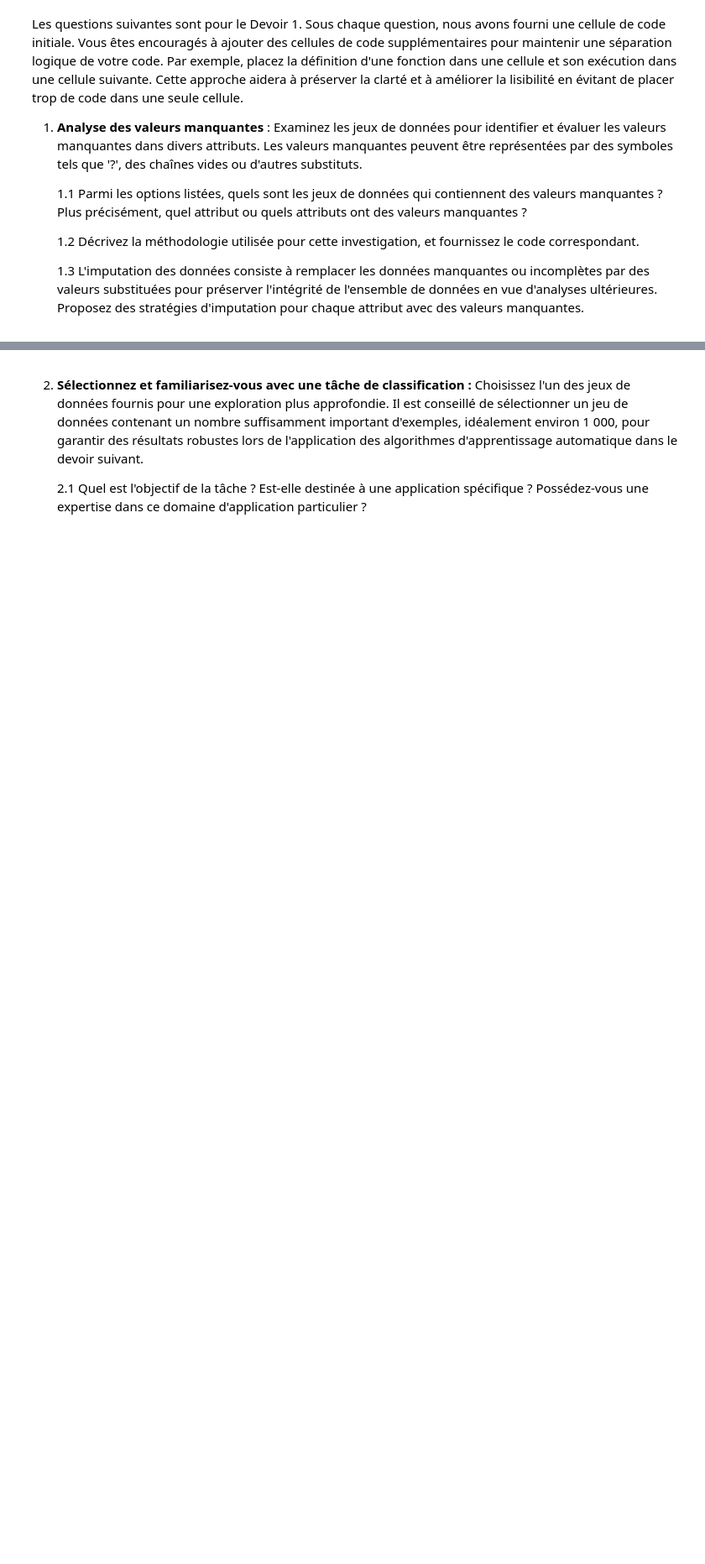
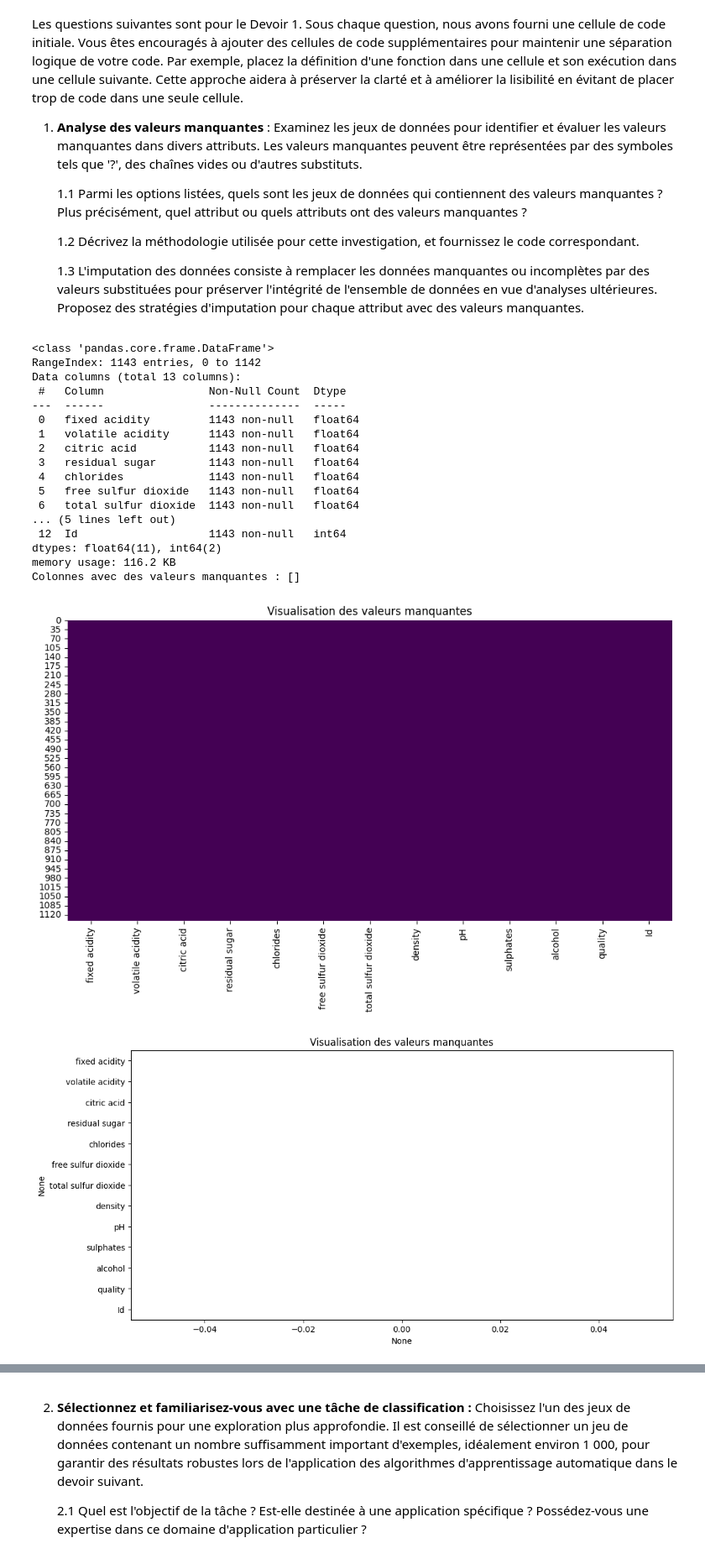
Before and after one commit to Youssef2430/csi4506, a Jupyter notebook: 1.Assignment/CSI4506-D1_300162426.ipynb, the cells around one changed output, grey strips where cells are left out. Shown at 84% size. Cells and saved outputs as stored; diff of their text form; code cells hidden in the pictures; blank space fills up the shorter version.

```diff
--- a/1.Assignment/CSI4506-D1_300162426.ipynb
+++ b/1.Assignment/CSI4506-D1_300162426.ipynb
@@ -33,7 +34,7 @@ Par exemple :
 
 Maintenant, fournissez le lien vers VOTRE ensemble de données et lisez-le :
 # %%
-url = # fournissez le lien vers la version brute de l'ensemble de données. Vous devez fournir un lien vers votre propre dépôt GitHub. NE PAS utiliser le lien fourni en exemple.
+url = "https://raw.githubusercontent.com/Youssef2430/csi4506/refs/heads/main/1.Assignment/wine-quality.csv"
 
 dataset = pd.read_csv(url)
 # %% [markdown]
@@ -49,4 +50,44 @@ Les questions suivantes sont pour le Devoir 1. Sous chaque question, nous avons
 
     1.3 L'imputation des données consiste à remplacer les données manquantes ou incomplètes par des valeurs substituées pour préserver l'intégrité de l'ensemble de données en vue d'analyses ultérieures. Proposez des stratégies d'imputation pour chaque attribut avec des valeurs manquantes.
 # %%
-# Votre code ici
+
+# Decouverte du dataset
+dataset.head()
+dataset.info()
+dataset.describe()
+dataset.isnull().sum()
+# Liste des colonnes avec des valeurs manquantes
+columns_with_missing_values = dataset.columns[dataset.isnull().any()].tolist()
+print("Colonnes avec des valeurs manquantes :", columns_with_missing_values)
+
+# Exemple de visualisation des valeurs manquantes (heatmap)
+plt.figure(figsize=(12, 6))
+sns.heatmap(dataset.isnull(), cbar=False, cmap='viridis')
+plt.title('Visualisation des valeurs manquantes')
+plt.show()
+
+# Exemple de visualisation des valeurs manquantes (barplot)
+plt.figure(figsize=(12, 6))
+sns.barplot(x=dataset.isnull().sum(), y=dataset.columns)
+plt.title('Visualisation des valeurs manquantes')
+plt.show()
+# %% [output]
+<class 'pandas.core.frame.DataFrame'>
+RangeIndex: 1143 entries, 0 to 1142
+Data columns (total 13 columns):
+ #   Column                Non-Null Count  Dtype
+---  ------                --------------  -----
+ 0   fixed acidity         1143 non-null   float64
+ 1   volatile acidity      1143 non-null   float64
+ 2   citric acid           1143 non-null   float64
+ 3   residual sugar        1143 non-null   float64
+ 4   chlorides             1143 non-null   float64
+ 5   free sulfur dioxide   1143 non-null   float64
+ 6   total sulfur dioxide  1143 non-null   float64
+... (5 lines left out)
+ 12  Id                    1143 non-null   int64
+dtypes: float64(11), int64(2)
+memory usage: 116.2 KB
+Colonnes avec des valeurs manquantes : []
+[figure, added]
+[figure, added]
```
Also changed, not shown: parts of 3 cells of this notebook, 2 other files.
